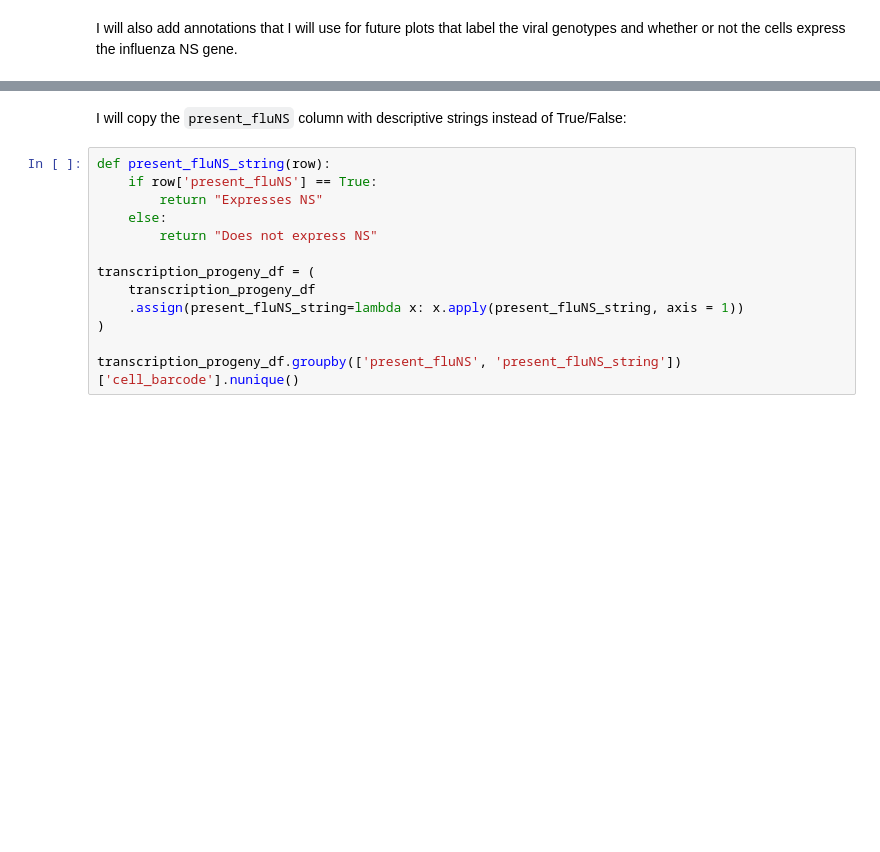
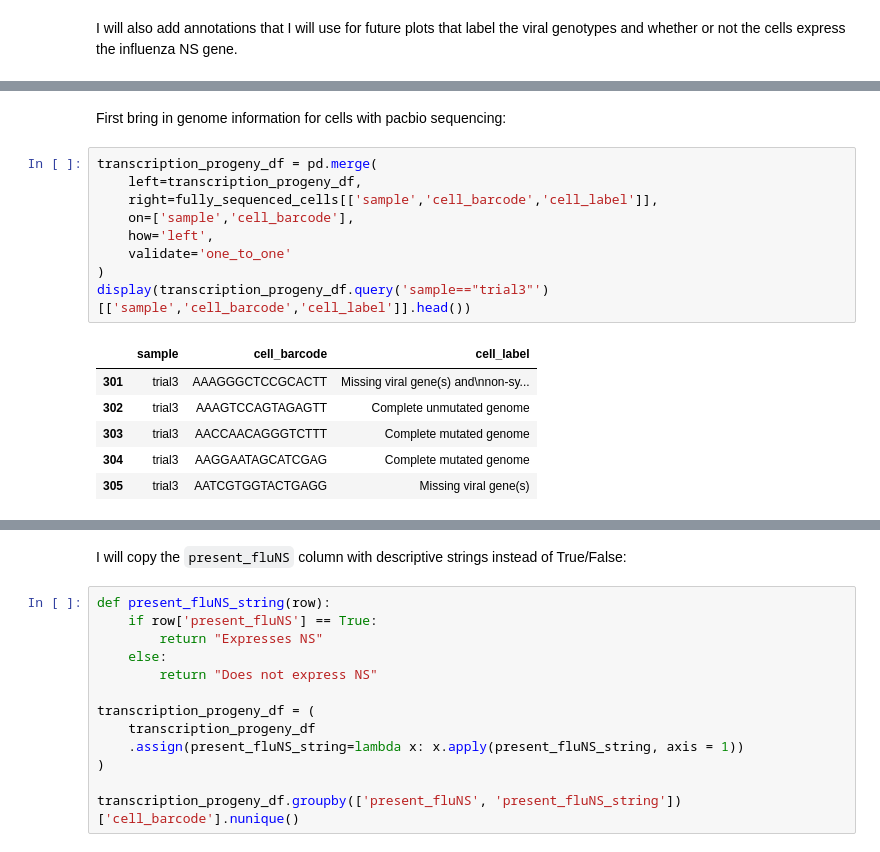
Before and after one commit to jbloomlab/barcoded_flu_pdmH1N1, a Jupyter notebook: final_analysis.py.ipynb, the cells around one changed output, grey strips where cells are left out. Saved outputs shown, nothing was run; the diff lists cells and outputs as text; blank space fills up the shorter version.

Commit message:
working on labelling genomes

```diff
--- a/final_analysis.py.ipynb
+++ b/final_analysis.py.ipynb
@@ -1384,2 +1420,20 @@ I will also add annotations that I will use for future plots that label the vira
+# %% [markdown]
+First bring in genome information for cells with pacbio sequencing:
+# %%
+transcription_progeny_df = pd.merge(
+    left=transcription_progeny_df,
+    right=fully_sequenced_cells[['sample','cell_barcode','cell_label']],
+    on=['sample','cell_barcode'],
+    how='left',
+    validate='one_to_one'
+)
+display(transcription_progeny_df.query('sample=="trial3"')[['sample','cell_barcode','cell_label']].head())
+# %% [output]
+|  | sample | cell_barcode | cell_label |
+| 301 | trial3 | AAAGGGCTCCGCACTT | Missing viral gene(s) and\nnon-sy... |
+| 302 | trial3 | AAAGTCCAGTAGAGTT | Complete unmutated genome |
+| 303 | trial3 | AACCAACAGGGTCTTT | Complete mutated genome |
+| 304 | trial3 | AAGGAATAGCATCGAG | Complete mutated genome |
+| 305 | trial3 | AATCGTGGTACTGAGG | Missing viral gene(s) |
 # %%
 def label_genome_plot(row):
```
Also changed, not shown: parts of 4 cells of this notebook.
